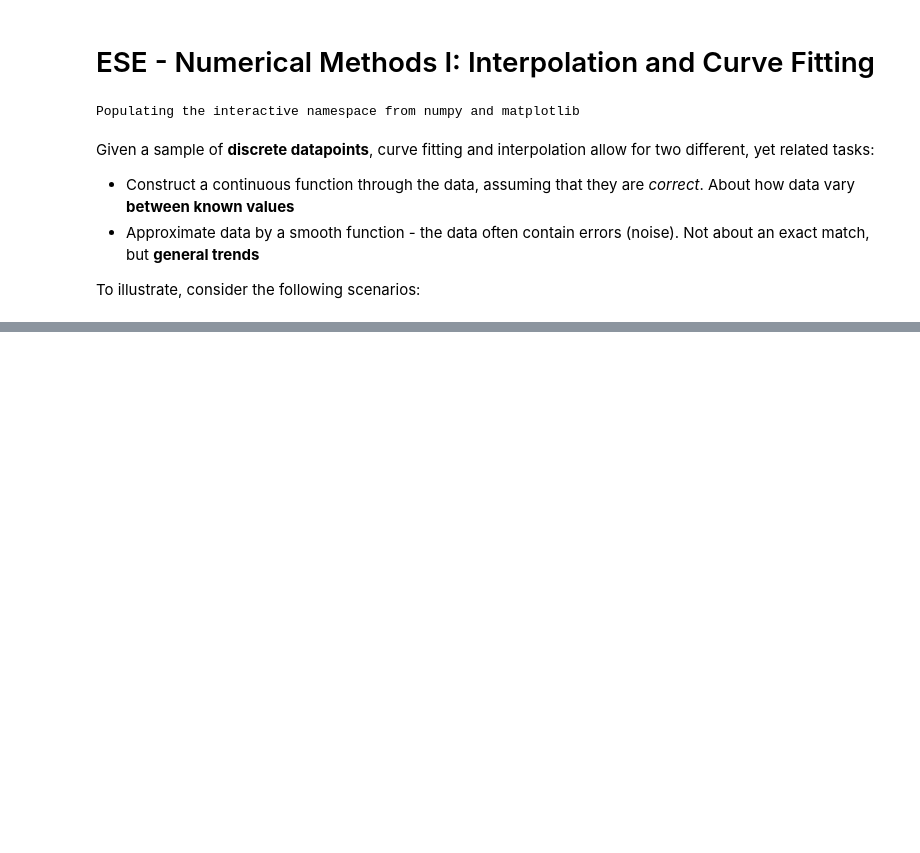
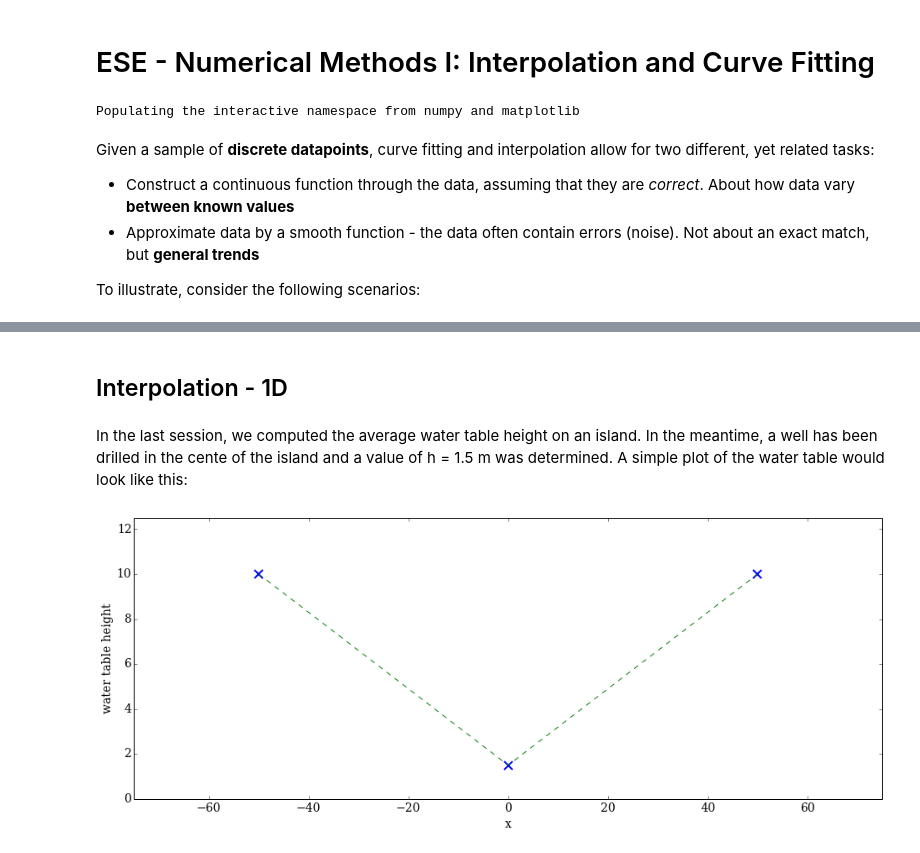
Before and after one commit to philippslang/nummet_I, a Jupyter notebook: CurvefittingInterpolation.ipynb, the cells around one changed output, grey strips where cells are left out. Saved outputs shown, nothing was run; the diff lists cells and outputs as text; code cells hidden in the pictures; blank space fills up the shorter version.

```diff
--- a/CurvefittingInterpolation.ipynb
+++ b/CurvefittingInterpolation.ipynb
@@ -27,0 +28,27 @@ esenummet.interpolation_vs_curve_fitting()
+# %% [markdown]
+## Interpolation - 1D
+# %% [markdown]
+In the last session, we computed the average water table height on an island. In the meantime, a well has been drilled in the cente of the island and a value of h = 1.5 m was determined. A simple plot of the water table would look like this:
+# %%
+# water level lake
+h_L = 10.
+# water level in the center of the island
+h_c = 1.5
+# cross-sectional length of the island
+L = 100.
+
+# data points
+h = np.array([h_L, h_c, h_L])
+# spatial coordinates
+x = np.array([-L/2, 0., L/2])
+
+# plotting
+plt.plot(x, h, 'x', mew=2, ms=10)
+plt.plot(x, h, '--')
+plt.xlim(-L/2-L/4, L/2+L/4)
+plt.ylim(0, h_L+h_L/4)
+plt.xlabel('x')
+plt.ylabel('water table height')
+plt.show()
+# %% [output]
+[figure, added]
```
Also changed, not shown: parts of 22 cells of this notebook, 7 other files.
